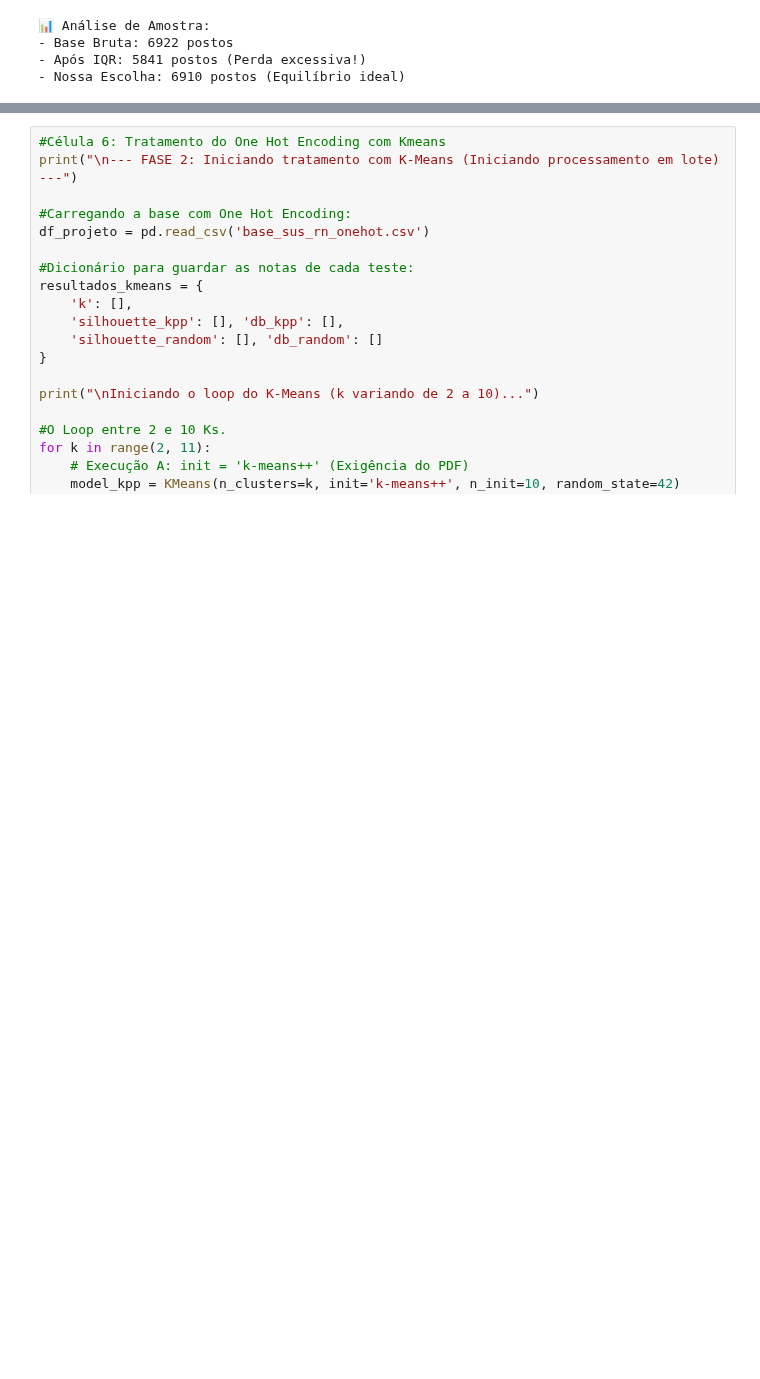
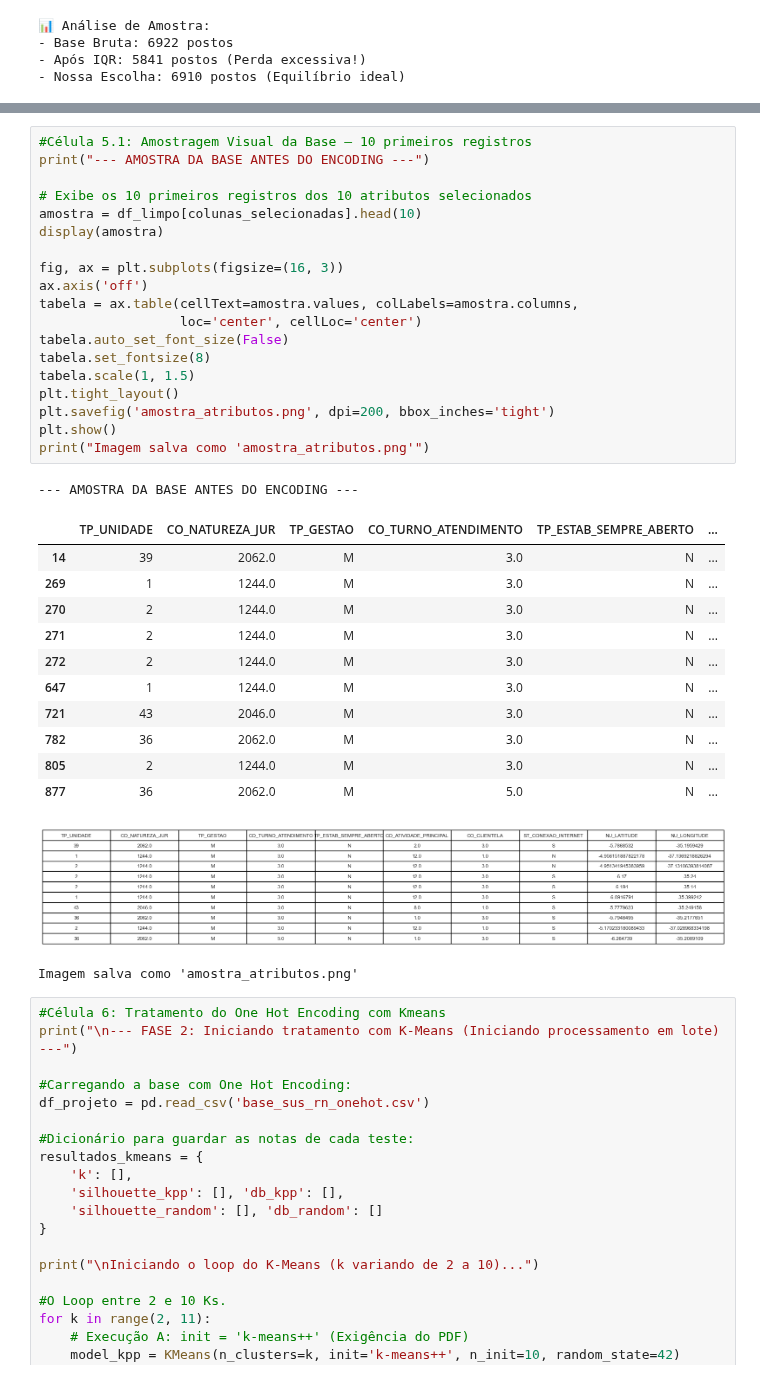
Before and after one commit to fabriciogmaraes/clusterizacao-sus-rn, a Jupyter notebook: estabelecimentos_sus.ipynb, the cells around one changed output, grey strips where cells are left out. Cells and saved outputs as stored; diff of their text form; blank space fills up the shorter version.

```diff
--- a/estabelecimentos_sus.ipynb
+++ b/estabelecimentos_sus.ipynb
@@ -252,6 +252,40 @@ display(df_final_freq.head())
 | 2 | -0.039870 | 0.657617 | 0.147942 | 0.493477 | 0.271382 | ... |
 | 3 | -0.039870 | 0.657617 | 0.147942 | 0.493477 | 0.271382 | ... |
 | 4 | -0.039870 | 0.657617 | 0.147942 | 0.493477 | 0.271382 | ... |
+# %%
+#Célula 5.1: Amostragem Visual da Base — 10 primeiros registros
+print("--- AMOSTRA DA BASE ANTES DO ENCODING ---")
+
+# Exibe os 10 primeiros registros dos 10 atributos selecionados
+amostra = df_limpo[colunas_selecionadas].head(10)
+display(amostra)
+
+fig, ax = plt.subplots(figsize=(16, 3))
+ax.axis('off')
+tabela = ax.table(cellText=amostra.values, colLabels=amostra.columns,
+                  loc='center', cellLoc='center')
+tabela.auto_set_font_size(False)
+tabela.set_fontsize(8)
+tabela.scale(1, 1.5)
+plt.tight_layout()
+plt.savefig('amostra_atributos.png', dpi=200, bbox_inches='tight')
+plt.show()
+print("Imagem salva como 'amostra_atributos.png'")
+# %% [output]
+--- AMOSTRA DA BASE ANTES DO ENCODING ---
+|  | TP_UNIDADE | CO_NATUREZA_JUR | TP_GESTAO | CO_TURNO_ATENDIMENTO | TP_ESTAB_SEMPRE_ABERTO | ... |
+| 14 | 39 | 2062.0 | M | 3.0 | N | ... |
+| 269 | 1 | 1244.0 | M | 3.0 | N | ... |
+| 270 | 2 | 1244.0 | M | 3.0 | N | ... |
+| 271 | 2 | 1244.0 | M | 3.0 | N | ... |
+| 272 | 2 | 1244.0 | M | 3.0 | N | ... |
+| 647 | 1 | 1244.0 | M | 3.0 | N | ... |
+| 721 | 43 | 2046.0 | M | 3.0 | N | ... |
+| 782 | 36 | 2062.0 | M | 3.0 | N | ... |
+| 805 | 2 | 1244.0 | M | 3.0 | N | ... |
+| 877 | 36 | 2062.0 | M | 5.0 | N | ... |
+[figure, added]
+Imagem salva como 'amostra_atributos.png'
 # %%
 #Célula 6: Tratamento do One Hot Encoding com Kmeans
 print("\n--- FASE 2: Iniciando tratamento com K-Means (Iniciando processamento em lote) ---")
```
Also changed, not shown: parts of 5 cells of this notebook, 10 other files.
